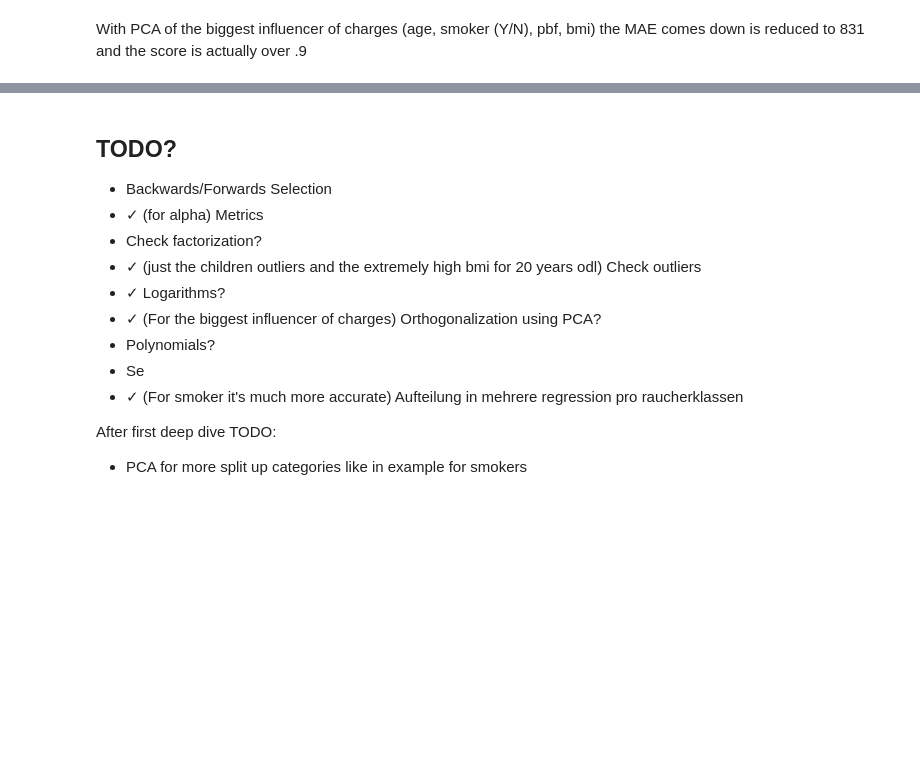
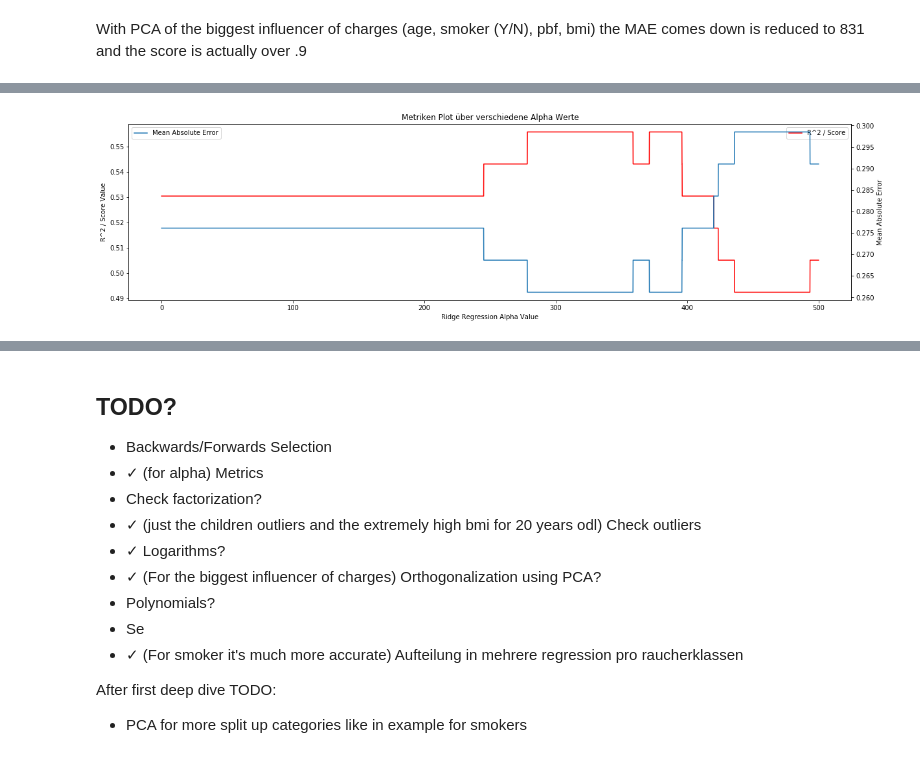
Before and after one commit to challenge-healthcare/regression, a Jupyter notebook: Main.ipynb, the cells around one changed output, grey strips where cells are left out. Drawn from its saved outputs; the diff is of its cells as text; code cells hidden in the pictures; blank space fills up the shorter version.

```diff
--- a/Main.ipynb
+++ b/Main.ipynb
@@ -676,5 +718,5 @@ R^2/Score value where MAE is minimum: 0.9079717497781917
 # %%
-RidgeRegressor = RidgeRegression(opt_method='neq', alpha = 48)
+RidgeRegressor = RidgeRegression(opt_method='neq', alpha = 375)
 ridge1 = RidgeRegressor.fit(train_input_standardize, train_labels)
 
 predics = RidgeRegressor.predict(test_input_standardize)
@@ -702,2 +744,88 @@ Predicted Charges:  [ 7449.37080911  8958.43165908 13659.20416264  1218.84788363
 # %% [markdown]
 With PCA of the biggest influencer of charges (age, smoker (Y/N), pbf, bmi) the MAE comes down is reduced to 831 and the score is actually over .9
+# %%
+pca_data = data_no_outliers[['sex','bmi', 'pbf']]
+
+X = pca_data.values
+X = X.T
+x_mean = X - np.mean(X, axis=0)
+
+test = np.cov(x_mean)
+(eigvalues_, components_) = np.linalg.eigh(test)
+print(components_.T)
+idx = eigvalues_.argsort()[::-1]
+eigvalues_ = eigvalues_[idx]
+total_variance_ = np.sum(eigvalues_)
+explained_variance_ = eigvalues_ / total_variance_
+
+data4 = data_no_outliers.copy()
+data4[['sex','bmi', 'pbf']] = np.dot(data4[['sex', 'bmi', 'pbf']].values, components_.T)
+
+labels = np.array(data_no_outliers['charges'])
+
+# The data we want to split = 'input'
+input = data4.drop('sex', axis=1).drop('charges', axis = 1).drop('charges_level', axis = 1)
+
+# The argument for the split function has to be an array
+input = np.array(input)
+
+alphaRange = np.linspace(0, 8000, 20000)
+
+train_input, test_input, train_labels, test_labels = \
+train_test_split(input, labels, test_size = 0.1, random_state = 42)
+train_input = np.array(train_input, dtype=np.float64)
+test_input = np.array(test_input, dtype=np.float64)
+
+train_input_standardize = (train_input - np.mean(train_input, axis=0)) / np.std(train_input, axis=0)
+test_input_standardize = (test_input - np.mean(test_input, axis=0)) / np.std(test_input, axis=0)
+
+scoreArray = []
+maeArray = []
+
+alphaRange = np.linspace(0, 500, 10000)
+for i in alphaRange:
+    RidgeRegressor = RidgeRegression(opt_method='neq', alpha = i)
+    ridge1 = RidgeRegressor.fit(train_input_standardize, train_labels)
+    predics = RidgeRegressor.predict(test_input_standardize)
+
+    #print(predics[:20])
+    bins = [0, 5000, 10000, 20000, 100000]
+    predics_categorized = pd.cut(abs(predics), bins=bins, labels=bin_labels, include_lowest=True)
+    test_labels_categorized = pd.cut(abs(test_labels), bins=bins, labels=bin_labels, include_lowest=True)
+
+
+    #print(predics_categorized.to_numpy(), test_labels_categorized.to_numpy())
+
+
+    score = RidgeRegressor.score(test_labels_categorized.to_numpy(), predics_categorized.to_numpy())
+    mae = RidgeRegressor.mae(test_labels_categorized.to_numpy(), predics_categorized.to_numpy())
+    maeArray.append(mae)
+    scoreArray.append(score)
+
+
+plt.rcParams["figure.figsize"] = (20,5)
+
+fig1, ax1 = plt.subplots() # two axes on figure
+ax1.plot(alphaRange, scoreArray, label="R^2 / Score", color = "r")
+ax1.set_xlabel("Ridge Regression Alpha Value")
+ax1.set_ylabel("R^2 / Score Value")
+plt.legend()
+
+ax2 = ax1.twinx()
+ax2.plot(alphaRange, maeArray, label="Mean Absolute Error")
+ax2.set_xlabel("Ridge Regression Alpha Value")
+ax2.set_ylabel("Mean Absolute Error")
+
+plt.title("Metriken Plot über verschiedene Alpha Werte")
+plt.legend()
+plt.show()
+
+print("R^2/Score max value:", np.amax(scoreArray))
+print("Alpha value for R^2/Score max value:", alphaRange[np.where(scoreArray == np.amax(scoreArray))][0])
+print("")
+print("Mean Absolute Error min value:", np.amin(maeArray))
+print("Alpha value for Mean Absolute Error min value:", alphaRange[np.where(maeArray == np.amin(maeArray))][0])
+print("")
+print("Mean Absolute Error where R^2 is max", maeArray[alphaRange[np.where(scoreArray == np.amax(scoreArray))][0].round(decimals=0).astype(np.int64)])
+print("R^2/Score value where MAE is minimum:", scoreArray[alphaRange[np.where(maeArray == np.amin(maeArray))][0].round(decimals=0).astype(np.int64)])
+# %% [output]
@@ -703,0 +835 @@ With PCA of the biggest influencer of charges (age, smoker (Y/N), pbf, bmi) the
+[figure, added]
```
Also changed, not shown: parts of 17 cells of this notebook.
